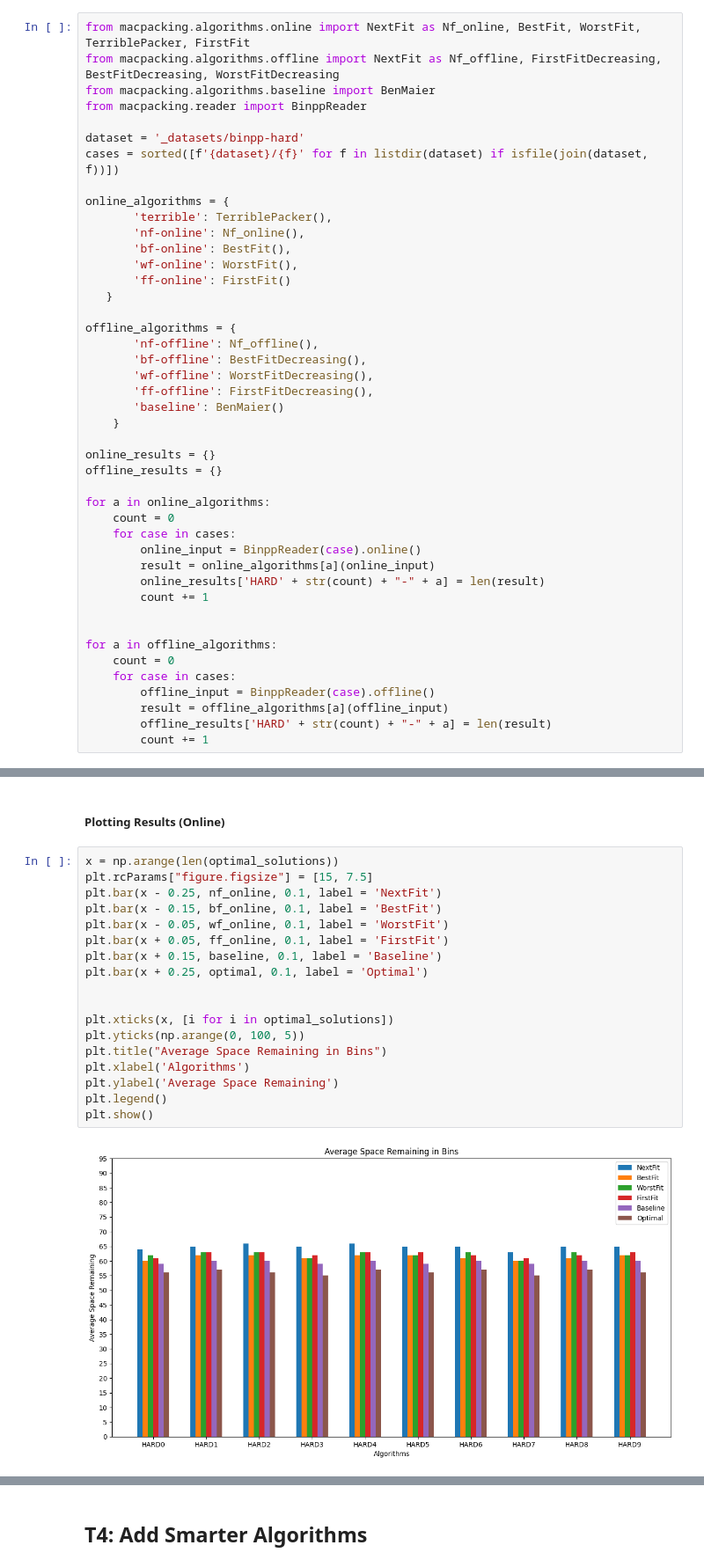
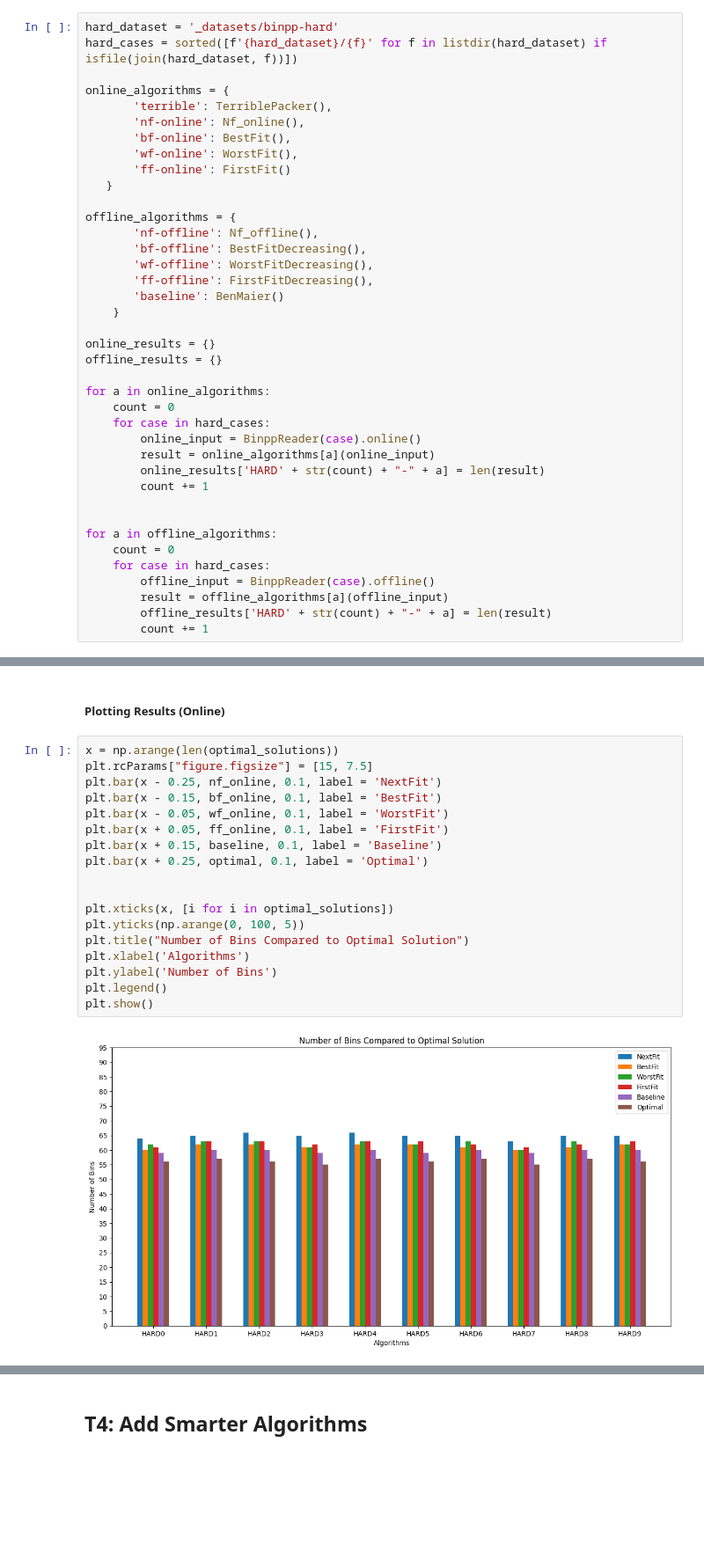
Before and after one commit to adampodolak/Bin-Packing-Lab, a Jupyter notebook: report.ipynb, the cells around one changed output, grey strips where cells are left out. Shown at 88% size. Drawn from its saved outputs; the diff is of its cells as text; blank space fills up the shorter version.

```diff
--- a/report.ipynb
+++ b/report.ipynb
@@ -316,13 +269,8 @@ format_csv(csv_file)
 # %% [markdown]
 ##### Runnning the Experiment
 # %%
-from macpacking.algorithms.online import NextFit as Nf_online, BestFit, WorstFit, TerriblePacker, FirstFit
-from macpacking.algorithms.offline import NextFit as Nf_offline, FirstFitDecreasing, BestFitDecreasing, WorstFitDecreasing
-from macpacking.algorithms.baseline import BenMaier
-from macpacking.reader import BinppReader
-
-dataset = '_datasets/binpp-hard'
-cases = sorted([f'{dataset}/{f}' for f in listdir(dataset) if isfile(join(dataset, f))])
+hard_dataset = '_datasets/binpp-hard'
+hard_cases = sorted([f'{hard_dataset}/{f}' for f in listdir(hard_dataset) if isfile(join(hard_dataset, f))])
 
 online_algorithms = {
        'terrible': TerriblePacker(),
@@ -345,7 +293,7 @@ offline_results = {}
 
 for a in online_algorithms:
     count = 0
-    for case in cases:
+    for case in hard_cases:
         online_input = BinppReader(case).online()
         result = online_algorithms[a](online_input)
         online_results['HARD' + str(count) + "-" + a] = len(result)
@@ -354,7 +302,7 @@ for a in online_algorithms:
 
 for a in offline_algorithms:
     count = 0
-    for case in cases:
+    for case in hard_cases:
         offline_input = BinppReader(case).offline()
         result = offline_algorithms[a](offline_input)
         offline_results['HARD' + str(count) + "-" + a] = len(result)
@@ -378,23 +326,23 @@ optimal = [int(optimal_solutions[name]) for name in optimal_solutions]
 # %%
 x = np.arange(len(optimal_solutions))
 plt.rcParams["figure.figsize"] = [15, 7.5]
 plt.bar(x - 0.25, nf_online, 0.1, label = 'NextFit')
 plt.bar(x - 0.15, bf_online, 0.1, label = 'BestFit')
 plt.bar(x - 0.05, wf_online, 0.1, label = 'WorstFit')
 plt.bar(x + 0.05, ff_online, 0.1, label = 'FirstFit')
 plt.bar(x + 0.15, baseline, 0.1, label = 'Baseline')
 plt.bar(x + 0.25, optimal, 0.1, label = 'Optimal')
 
 
 plt.xticks(x, [i for i in optimal_solutions])
 plt.yticks(np.arange(0, 100, 5))
-plt.title("Average Space Remaining in Bins")
+plt.title("Number of Bins Compared to Optimal Solution")
 plt.xlabel('Algorithms')
-plt.ylabel('Average Space Remaining')
+plt.ylabel('Number of Bins')
 plt.legend()
 plt.show()
 # %% [output]
-[figure, old version]
+[figure, new version]
 # %%
 x = np.arange(len(optimal_solutions))
 plt.rcParams["figure.figsize"] = [15, 7.5]
```
Also changed, not shown: parts of 9 cells of this notebook.
